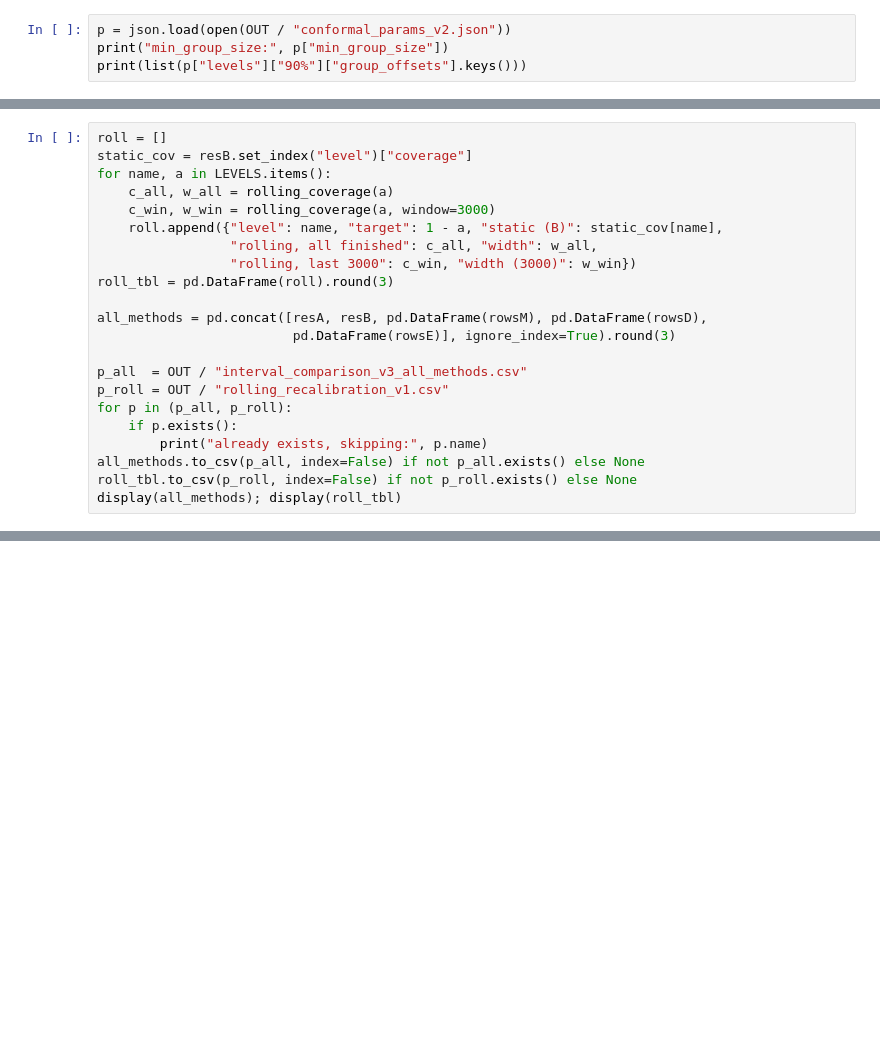
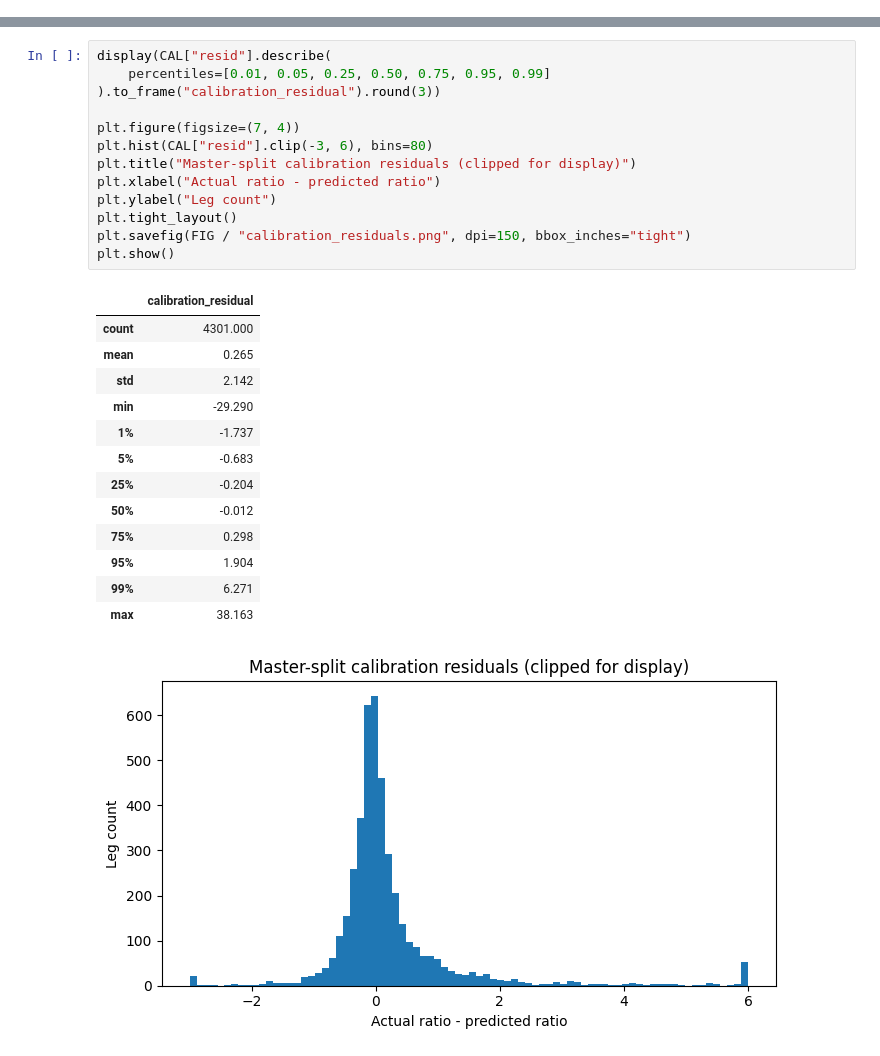
Before and after one commit to JahnaviSri23/supplyshield-, a Jupyter notebook: notebooks/B03_conformal_day3.ipynb, the cells around one changed output, grey strips where cells are left out. Drawn from its saved outputs; the diff is of its cells as text; blank space fills up the shorter version.

Commit message:
Complete Day 3 conformal prediction evaluation

```diff
--- a/notebooks/B03_conformal_day3.ipynb
+++ b/notebooks/B03_conformal_day3.ipynb
@@ -427,4 +0,0 @@ saved v2
-# %%
-p = json.load(open(OUT / "conformal_params_v2.json"))
-print("min_group_size:", p["min_group_size"])
-print(list(p["levels"]["90%"]["group_offsets"].keys()))
@@ -458,22 +0,0 @@ pd.DataFrame(rowsE).round(3)
-# %%
-roll = []
-static_cov = resB.set_index("level")["coverage"]
-for name, a in LEVELS.items():
-    c_all, w_all = rolling_coverage(a)
-    c_win, w_win = rolling_coverage(a, window=3000)
-    roll.append({"level": name, "target": 1 - a, "static (B)": static_cov[name],
-                 "rolling, all finished": c_all, "width": w_all,
-                 "rolling, last 3000": c_win, "width (3000)": w_win})
-roll_tbl = pd.DataFrame(roll).round(3)
-
-all_methods = pd.concat([resA, resB, pd.DataFrame(rowsM), pd.DataFrame(rowsD),
-                         pd.DataFrame(rowsE)], ignore_index=True).round(3)
-
-p_all  = OUT / "interval_comparison_v3_all_methods.csv"
-p_roll = OUT / "rolling_recalibration_v1.csv"
-for p in (p_all, p_roll):
-    if p.exists():
-        print("already exists, skipping:", p.name)
-all_methods.to_csv(p_all, index=False) if not p_all.exists() else None
-roll_tbl.to_csv(p_roll, index=False) if not p_roll.exists() else None
-display(all_methods); display(roll_tbl)
@@ -573,0 +148,28 @@ then on Person A's core network; later `risk_table.csv` and `models/risk.py` usi
+# %%
+display(CAL["resid"].describe(
+    percentiles=[0.01, 0.05, 0.25, 0.50, 0.75, 0.95, 0.99]
+).to_frame("calibration_residual").round(3))
+
+plt.figure(figsize=(7, 4))
+plt.hist(CAL["resid"].clip(-3, 6), bins=80)
+plt.title("Master-split calibration residuals (clipped for display)")
+plt.xlabel("Actual ratio - predicted ratio")
+plt.ylabel("Leg count")
+plt.tight_layout()
+plt.savefig(FIG / "calibration_residuals.png", dpi=150, bbox_inches="tight")
+plt.show()
+# %% [output]
+|  | calibration_residual |
+| count | 4301.000 |
+| mean | 0.265 |
+| std | 2.142 |
+| min | -29.290 |
+| 1% | -1.737 |
+| 5% | -0.683 |
+| 25% | -0.204 |
+| 50% | -0.012 |
+| 75% | 0.298 |
+| 95% | 1.904 |
+| 99% | 6.271 |
+| max | 38.163 |
+[figure, added]
```
Also changed, not shown: parts of 40 cells of this notebook, 20 other files.
